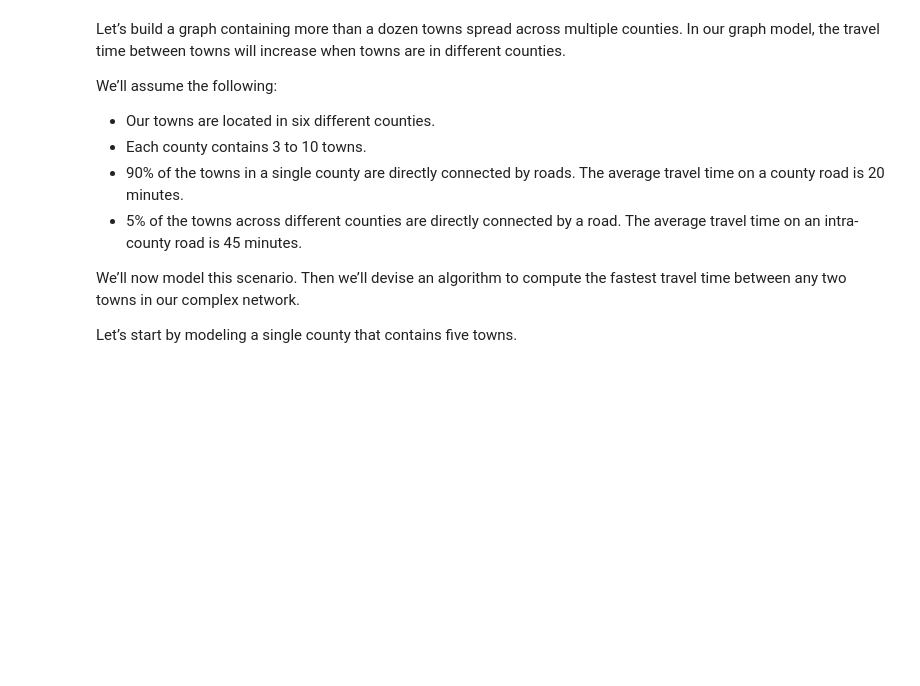
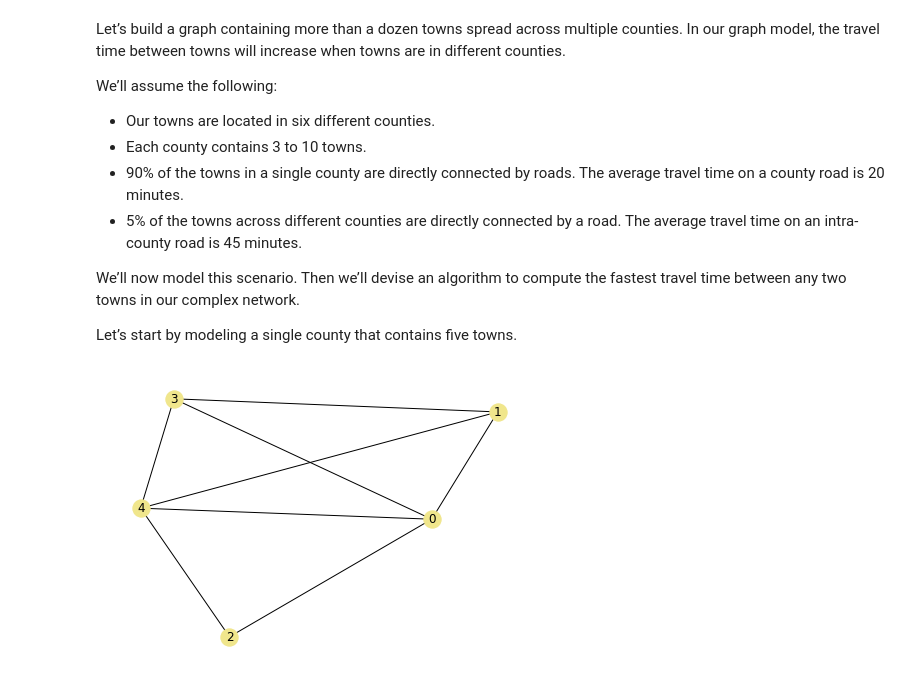
Before and after one commit to rahiakela/data-science-research-and-practice, a Jupyter notebook: case-study-5--predicting-future-friendships/01_graph_theory_and_network_analysis.ipynb, the cells around one changed output. Drawn from its saved outputs; the diff is of its cells as text; code cells hidden in the pictures; blank space fills up the shorter version.

```diff
--- a/case-study-5--predicting-future-friendships/01_graph_theory_and_network_analysis.ipynb
+++ b/case-study-5--predicting-future-friendships/01_graph_theory_and_network_analysis.ipynb
@@ -398,3 +398,25 @@ travel time between any two towns in our complex network.
 Let’s start by modeling a single county that contains five towns.
 # %%
 # Modeling five towns in the same county
+G = nx.Graph()
+G.add_nodes_from((i, {"county_id": 0}) for i in range(5))
+# %%
+# Modeling random intra-county roads
+np.random.seed(0)
+
+def add_random_edge(G, node1, node2, prob_road=.9, mean_drive_time=20):
+  # Flips a coin to determine whether an edge is inserted
+  if np.random.binomial(1, prob_road):
+    # Chooses the travel time from a normal distribution
+    drive_time = np.random.normal(mean_drive_time)
+    G.add_edge(node1, node2, travel_time=round(drive_time, 2))
+
+nodes = list(G.nodes())
+for node1 in nodes[:-1]:
+  for node2 in nodes[node1 + 1:]:
+    add_random_edge(G, node1, node2)
+
+nx.draw(G, with_labels=True, node_color="khaki")
+plt.show()
+# %% [output]
+[figure, added]
```
Also changed, not shown: parts of 1 cell of this notebook.
